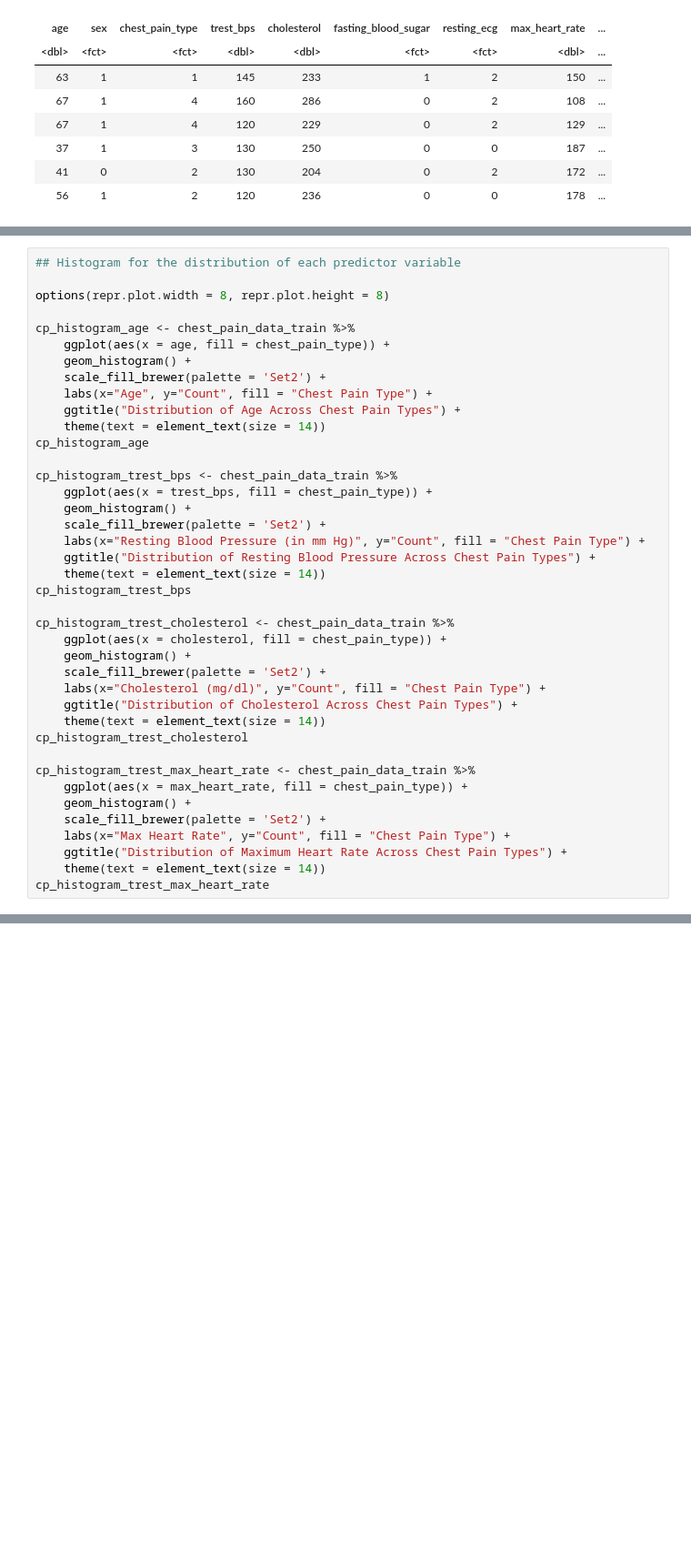
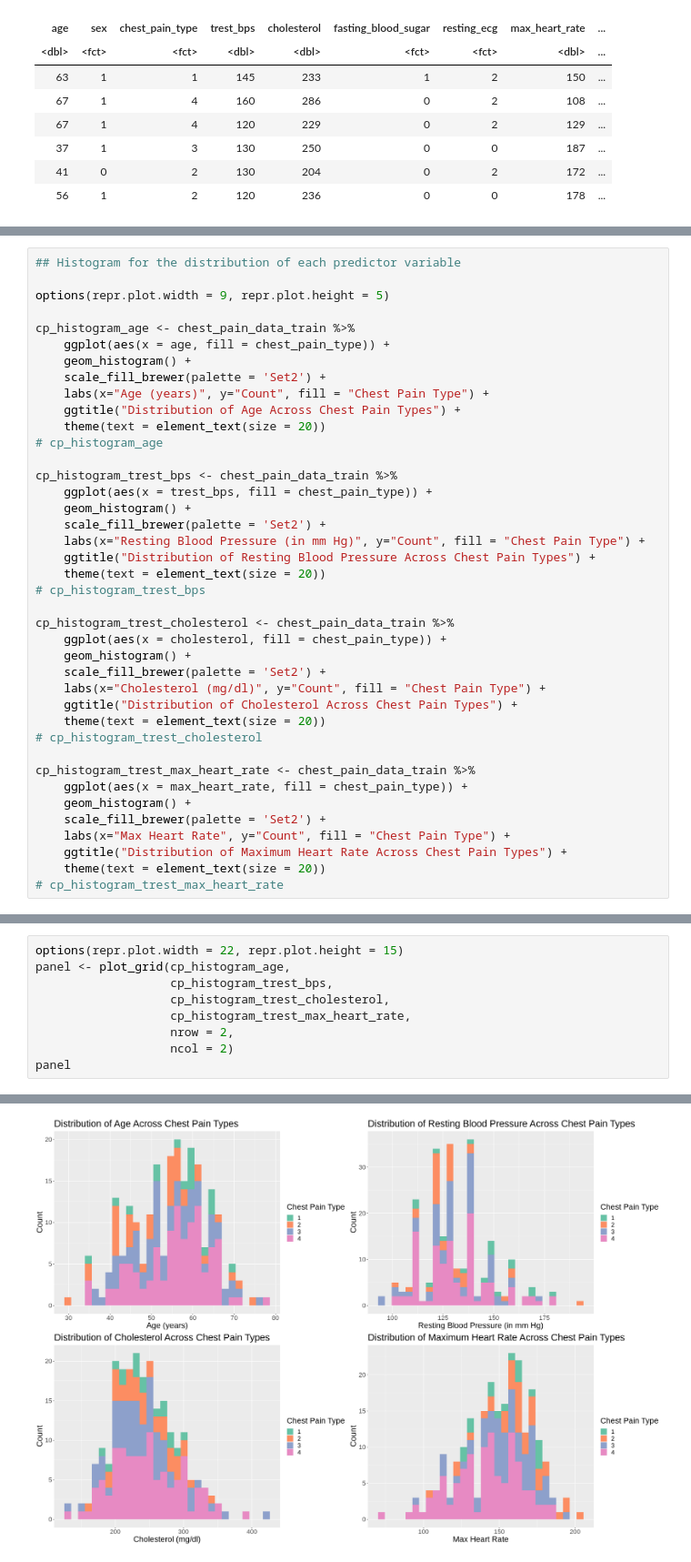
Before and after one commit to Tracywxr/Chest-Pain-Types-Prediction, a Jupyter notebook: PROPOSAL-FINAL.ipynb, the cells around one changed output, grey strips where cells are left out. Shown at 91% size. Cells and saved outputs as stored; diff of their text form; blank space fills up the shorter version.

Commit message:
Fix the visualizations(1)

```diff
--- a/PROPOSAL-FINAL.ipynb
+++ b/PROPOSAL-FINAL.ipynb
@@ -121,16 +151,16 @@ A tibble: 4 × 5
 # %%
 ## Histogram for the distribution of each predictor variable
 
-options(repr.plot.width = 8, repr.plot.height = 8)
+options(repr.plot.width = 9, repr.plot.height = 5)
 
 cp_histogram_age <- chest_pain_data_train %>%
     ggplot(aes(x = age, fill = chest_pain_type)) +
     geom_histogram() +
     scale_fill_brewer(palette = 'Set2') +
-    labs(x="Age", y="Count", fill = "Chest Pain Type") +
+    labs(x="Age (years)", y="Count", fill = "Chest Pain Type") +
     ggtitle("Distribution of Age Across Chest Pain Types") +
-    theme(text = element_text(size = 14))
-cp_histogram_age
+    theme(text = element_text(size = 20))
+# cp_histogram_age
 
 cp_histogram_trest_bps <- chest_pain_data_train %>%
     ggplot(aes(x = trest_bps, fill = chest_pain_type)) +
@@ -138,8 +168,8 @@ cp_histogram_trest_bps <- chest_pain_data_train %>%
     scale_fill_brewer(palette = 'Set2') +
     labs(x="Resting Blood Pressure (in mm Hg)", y="Count", fill = "Chest Pain Type") +
     ggtitle("Distribution of Resting Blood Pressure Across Chest Pain Types") +
-    theme(text = element_text(size = 14))
-cp_histogram_trest_bps
+    theme(text = element_text(size = 20))
+# cp_histogram_trest_bps
 
 cp_histogram_trest_cholesterol <- chest_pain_data_train %>%
     ggplot(aes(x = cholesterol, fill = chest_pain_type)) +
@@ -147,8 +177,8 @@ cp_histogram_trest_cholesterol <- chest_pain_data_train %>%
     scale_fill_brewer(palette = 'Set2') +
     labs(x="Cholesterol (mg/dl)", y="Count", fill = "Chest Pain Type") +
     ggtitle("Distribution of Cholesterol Across Chest Pain Types") +
-    theme(text = element_text(size = 14))
-cp_histogram_trest_cholesterol
+    theme(text = element_text(size = 20))
+# cp_histogram_trest_cholesterol
 
 cp_histogram_trest_max_heart_rate <- chest_pain_data_train %>%
     ggplot(aes(x = max_heart_rate, fill = chest_pain_type)) +
@@ -156,5 +186,5 @@ cp_histogram_trest_max_heart_rate <- chest_pain_data_train %>%
     scale_fill_brewer(palette = 'Set2') +
     labs(x="Max Heart Rate", y="Count", fill = "Chest Pain Type") +
     ggtitle("Distribution of Maximum Heart Rate Across Chest Pain Types") +
-    theme(text = element_text(size = 14))
-cp_histogram_trest_max_heart_rate
+    theme(text = element_text(size = 20))
+# cp_histogram_trest_max_heart_rate
@@ -200,0 +191,10 @@ A tibble: 6 × 14
+# %%
+options(repr.plot.width = 22, repr.plot.height = 15)
+panel <- plot_grid(cp_histogram_age,
+                   cp_histogram_trest_bps,
+                   cp_histogram_trest_cholesterol,
+                   cp_histogram_trest_max_heart_rate,
+                   nrow = 2,
+                   ncol = 2)
+panel
+# %% [output]
@@ -200,0 +208 @@ A tibble: 6 × 14
+[figure, added]
```
Also changed, not shown: parts of 6 cells of this notebook.
